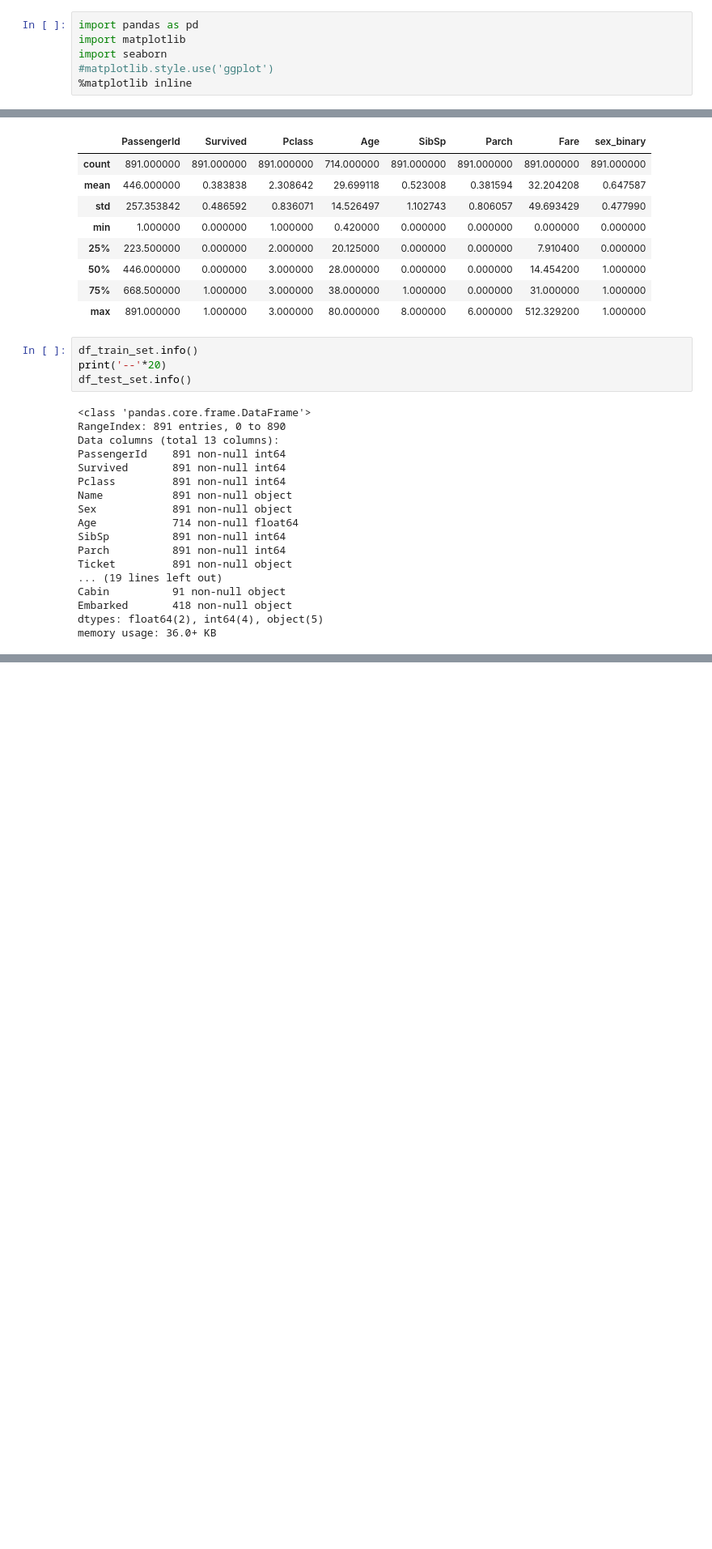
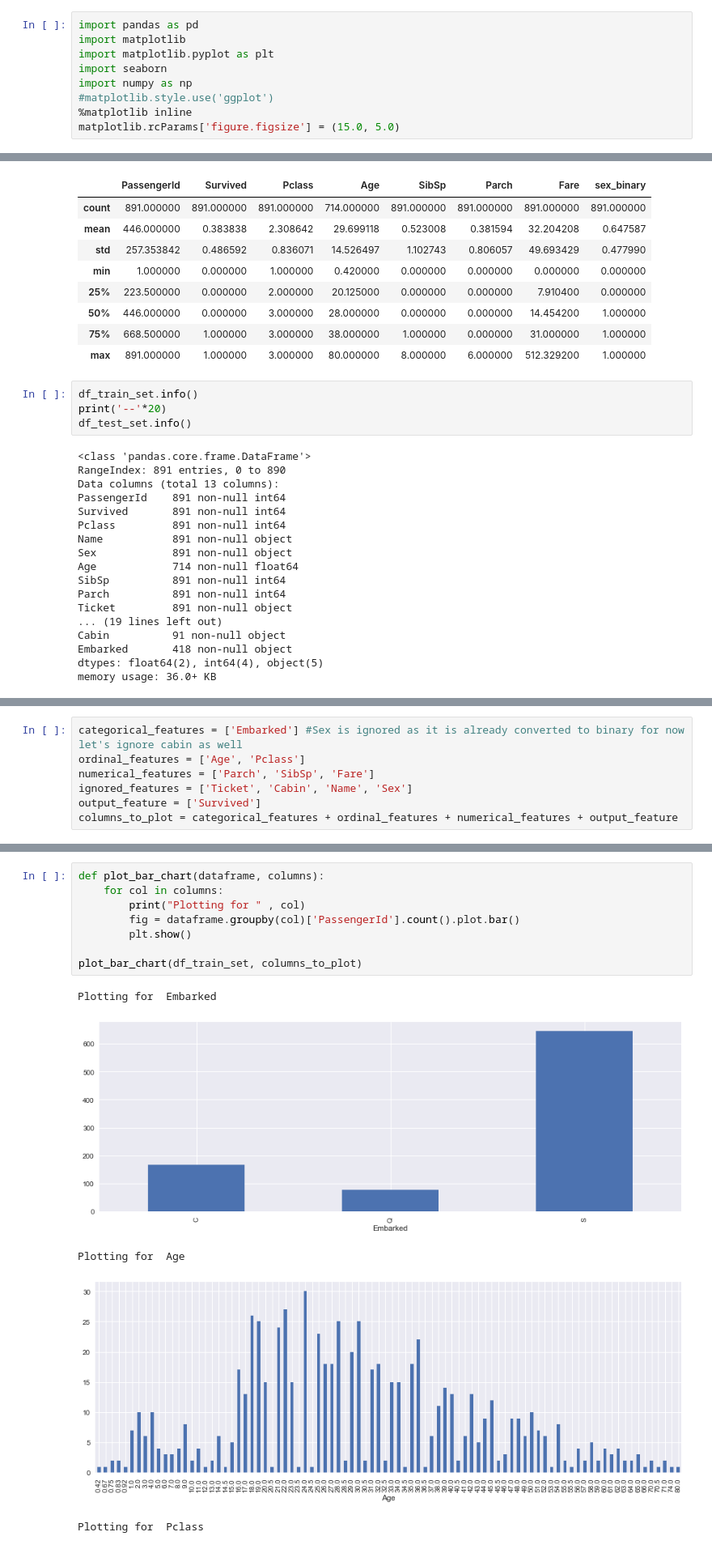
Before and after one commit to KeremAslan/titanic_kaggle, a Jupyter notebook: Titanic_Survivor_Prediction.ipynb, the cells around one changed output, grey strips where cells are left out. Shown at 81% size. Cells and saved outputs as stored; diff of their text form; blank space fills up the shorter version.

```diff
--- a/Titanic_Survivor_Prediction.ipynb
+++ b/Titanic_Survivor_Prediction.ipynb
@@ -1,9 +1,12 @@
 # %%
 import pandas as pd
 import matplotlib
+import matplotlib.pyplot as plt
 import seaborn
+import numpy as np
 #matplotlib.style.use('ggplot')
 %matplotlib inline
+matplotlib.rcParams['figure.figsize'] = (15.0, 5.0)
 # %%
 gender_file_loc = 'Data/gender_submission.csv'
 test_file_loc= 'Data/test.csv'
@@ -102,0 +121,7 @@ memory usage: 36.0+ KB
+# %%
+categorical_features = ['Embarked'] #Sex is ignored as it is already converted to binary for now let's ignore cabin as well
+ordinal_features = ['Age', 'Pclass']
+numerical_features = ['Parch', 'SibSp', 'Fare']
+ignored_features = ['Ticket', 'Cabin', 'Name', 'Sex']
+output_feature = ['Survived']
+columns_to_plot = categorical_features + ordinal_features + numerical_features + output_feature
@@ -102,0 +180,14 @@ memory usage: 36.0+ KB
+# %%
+def plot_bar_chart(dataframe, columns):
+    for col in columns:
+        print("Plotting for " , col)
+        fig = dataframe.groupby(col)['PassengerId'].count().plot.bar()
+        plt.show()
+
+plot_bar_chart(df_train_set, columns_to_plot)
+# %% [output]
+Plotting for  Embarked
+[figure, added]
+Plotting for  Age
+[figure, added]
+Plotting for  Pclass
```
Also changed, not shown: parts of 26 cells of this notebook.
